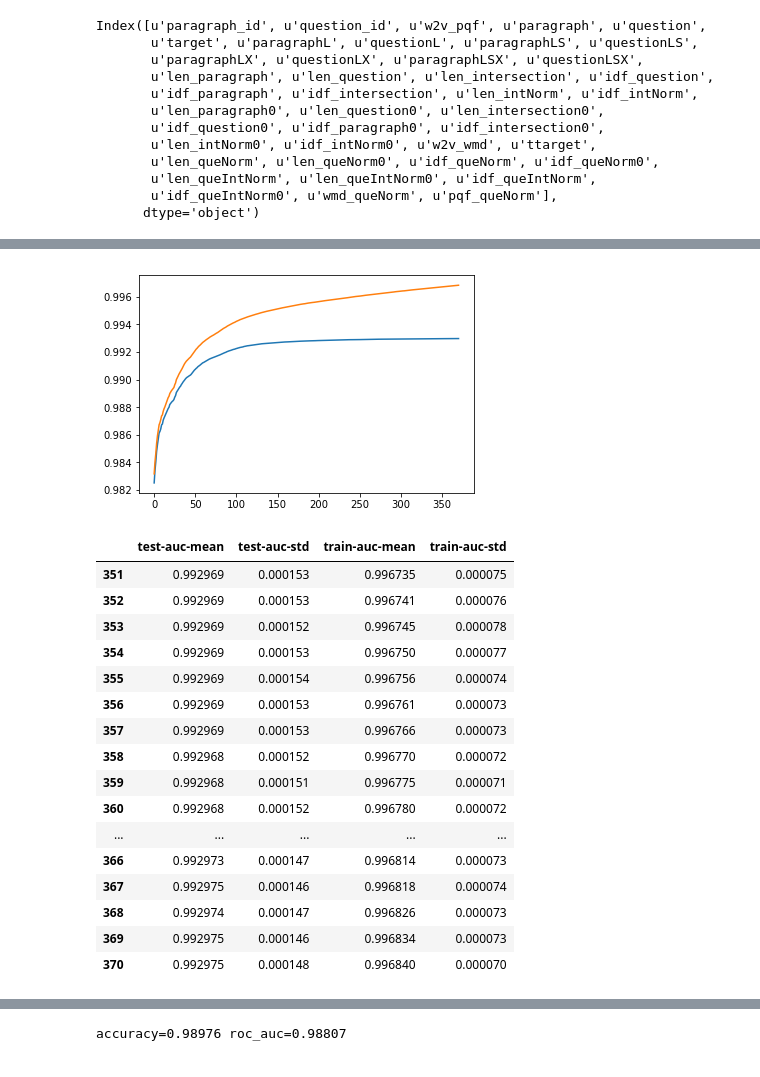
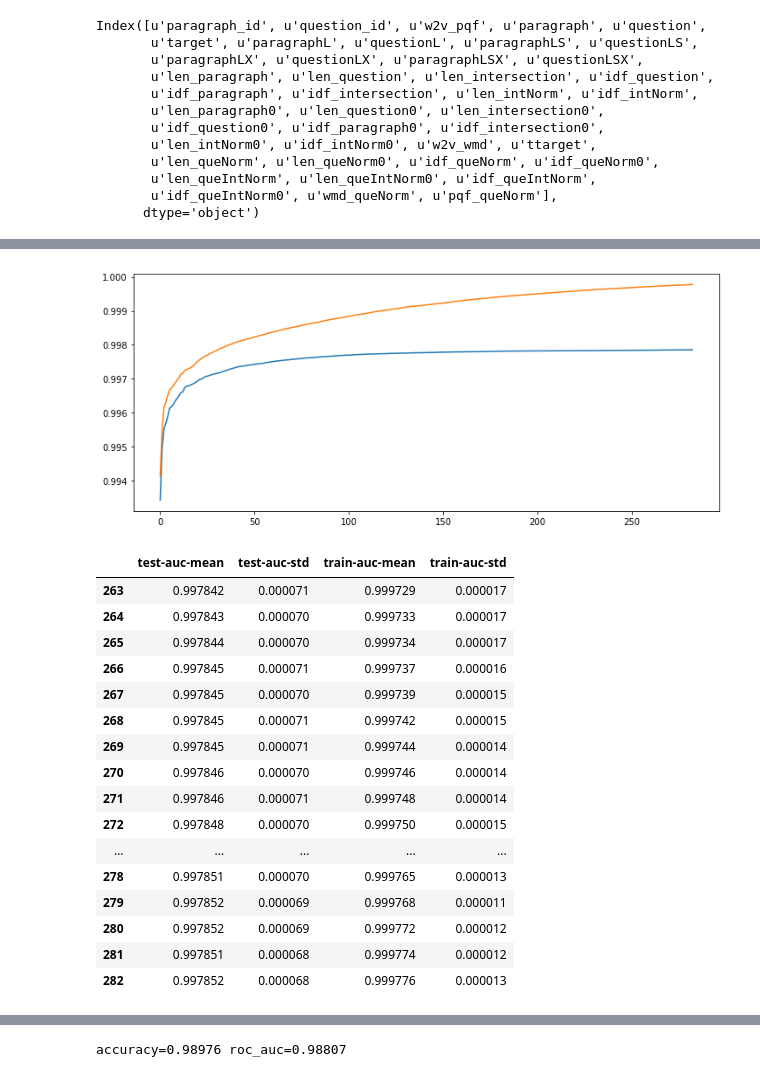
Before and after one commit to SorokinV/SberBank-2017-09-A, a Jupyter notebook: Jupyter/exp-baseline.ipynb, the cells around one changed output, grey strips where cells are left out. Drawn from its saved outputs; the diff is of its cells as text; code cells hidden in the pictures.

Commit message:
Technical. LB=0.9092260913380975 (only maximum on pqf) (not best)

```diff
--- a/Jupyter/exp-baseline.ipynb
+++ b/Jupyter/exp-baseline.ipynb
@@ -382,7 +382,7 @@ for name, df in [('train', dftrain), ('test', dftest)]:
 if 0 :
     dftrain.to_csv("../Work/train_task2_compute.csv",index=False)
     dftest.to_csv ("../Work/test_task2_compute.csv",index=False)
-if 0 :
+if 1 :
     dftrain, dftest = pd.read_csv("../Work/train_task2_compute.csv"), pd.read_csv("../Work/test_task2_compute.csv")
 # %%
 #row0,row1,
@@ -398,25 +398,36 @@ print dftest.shape, dftrain.shape, dftrain.columns
        u'len_intNorm0', u'idf_intNorm0', u'w2v_wmd'],
       dtype='object')
 # %%
-dfgroup=dftrain[dftrain.target==1][['paragraph_id','question_id','w2v_pqf']].groupby(['paragraph_id','question_id'])
+dff    = dftrain.copy()
+print  dftrain.shape
+
+# max only target==1
+dfgroup=dff[dftrain.target==1][['paragraph_id','question_id','w2v_pqf']].groupby(['paragraph_id','question_id'])
 dfw2v  =dfgroup.max()
-dff    =dftrain.copy()
-#print dff.shape
 dff = dff.set_index(['paragraph_id','question_id','w2v_pqf'])
-#print dff.head()
 dff['ttarget']   = 0.0
 dfw2v['ttarget'] = 1.0
 dfw2v = dfw2v.reset_index().set_index(['paragraph_id','question_id','w2v_pqf'])
 dff.ttarget = dfw2v.ttarget
-########### ????????????????????? dff = dff.fillna(0.0)
 dff.loc[dff.target==0.0,'ttarget'] = 0.0
 dff = dff.dropna()
-#print dfw2v.head(30)
-#print dff.ttarget.mean()
 dff = dff.reset_index()
-print dff.head()
+
+# max only target==0
+dfgroup=dff[dftrain.target==0][['paragraph_id','question_id','w2v_pqf']].groupby(['paragraph_id','question_id'])
+dfw2v  =dfgroup.max()
+dff = dff.set_index(['paragraph_id','question_id','w2v_pqf'])
+dff['ttarget']   = -1.0
+dfw2v['ttarget'] =  0.0
+dfw2v = dfw2v.reset_index().set_index(['paragraph_id','question_id','w2v_pqf'])
+dff.ttarget = dfw2v.ttarget
+dff.loc[dff.target==1.0,'ttarget'] = 1.0
+dff = dff.dropna()
+dff = dff.reset_index()
+
 dftrain = dff.copy()
 dftrain.target = dftrain.ttarget
+print  dftrain.shape
 #print dftrain.head()
 #plt.hist(dfw2v.w2v_pq1,bins=100); plt.show()
 # %% [output]
@@ -587,7 +587,7 @@ param = {'silent':0,
 
 dtrain = xgb.DMatrix(dftrain[columns], label=dftrain['target'])
 
-if 0 :
+if 1 :
     history = xgb.cv(param, dtrain, verbose_eval=25, metrics=['auc'],
                      num_boost_round=500,nfold=5,
                      early_stopping_rounds=20) #,stratified=True,maximize=True)
@@ -594,27 +608,28 @@ if 0 :
 # %%
+plt.figure(figsize=(12,5))
 plt.plot(history['test-auc-mean']);
 plt.plot(history['train-auc-mean']);
 plt.show();
 history.tail(20)
 # %% [output]
-[figure, old version]
+[figure, new version]
 |  | test-auc-mean | test-auc-std | train-auc-mean | train-auc-std |
-| 351 | 0.992969 | 0.000153 | 0.996735 | 0.000075 |
-| 352 | 0.992969 | 0.000153 | 0.996741 | 0.000076 |
-| 353 | 0.992969 | 0.000152 | 0.996745 | 0.000078 |
-| 354 | 0.992969 | 0.000153 | 0.996750 | 0.000077 |
-| 355 | 0.992969 | 0.000154 | 0.996756 | 0.000074 |
-| 356 | 0.992969 | 0.000153 | 0.996761 | 0.000073 |
-| 357 | 0.992969 | 0.000153 | 0.996766 | 0.000073 |
-| 358 | 0.992968 | 0.000152 | 0.996770 | 0.000072 |
-| 359 | 0.992968 | 0.000151 | 0.996775 | 0.000071 |
-| 360 | 0.992968 | 0.000152 | 0.996780 | 0.000072 |
+| 263 | 0.997842 | 0.000071 | 0.999729 | 0.000017 |
+| 264 | 0.997843 | 0.000070 | 0.999733 | 0.000017 |
+| 265 | 0.997844 | 0.000070 | 0.999734 | 0.000017 |
+| 266 | 0.997845 | 0.000071 | 0.999737 | 0.000016 |
+| 267 | 0.997845 | 0.000070 | 0.999739 | 0.000015 |
+| 268 | 0.997845 | 0.000071 | 0.999742 | 0.000015 |
+| 269 | 0.997845 | 0.000071 | 0.999744 | 0.000014 |
+| 270 | 0.997846 | 0.000070 | 0.999746 | 0.000014 |
+| 271 | 0.997846 | 0.000071 | 0.999748 | 0.000014 |
+| 272 | 0.997848 | 0.000070 | 0.999750 | 0.000015 |
 | ... | ... | ... | ... | ... |
-| 366 | 0.992973 | 0.000147 | 0.996814 | 0.000073 |
-| 367 | 0.992975 | 0.000146 | 0.996818 | 0.000074 |
-| 368 | 0.992974 | 0.000147 | 0.996826 | 0.000073 |
-| 369 | 0.992975 | 0.000146 | 0.996834 | 0.000073 |
-| 370 | 0.992975 | 0.000148 | 0.996840 | 0.000070 |
+| 278 | 0.997851 | 0.000070 | 0.999765 | 0.000013 |
+| 279 | 0.997852 | 0.000069 | 0.999768 | 0.000011 |
+| 280 | 0.997852 | 0.000069 | 0.999772 | 0.000012 |
+| 281 | 0.997851 | 0.000068 | 0.999774 | 0.000012 |
+| 282 | 0.997852 | 0.000068 | 0.999776 | 0.000013 |
 # %%
 num_round = 200
 watchlist  = [(dtrain,'train')]
```
Also changed, not shown: parts of 14 cells of this notebook, 1 other file.
